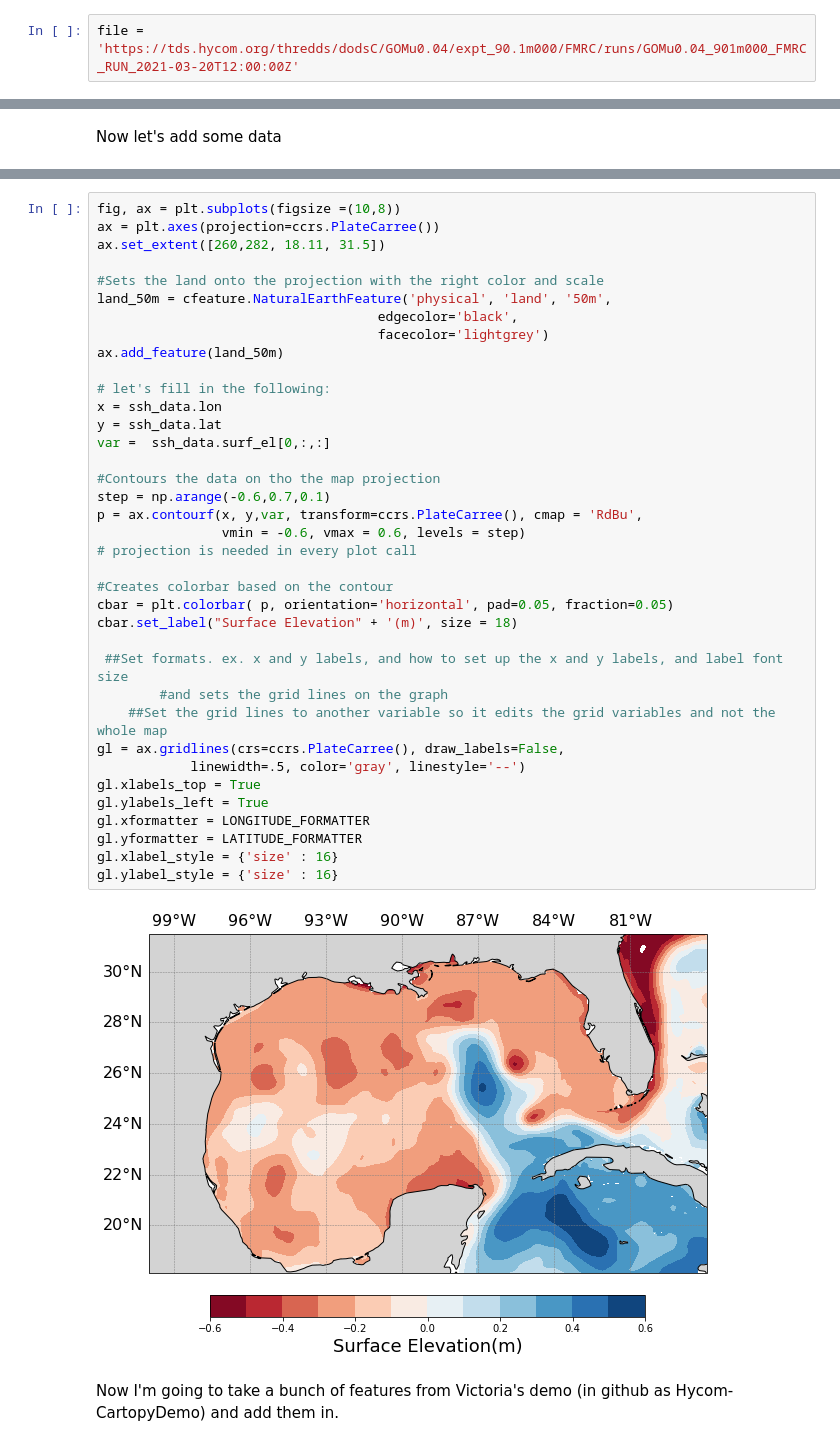
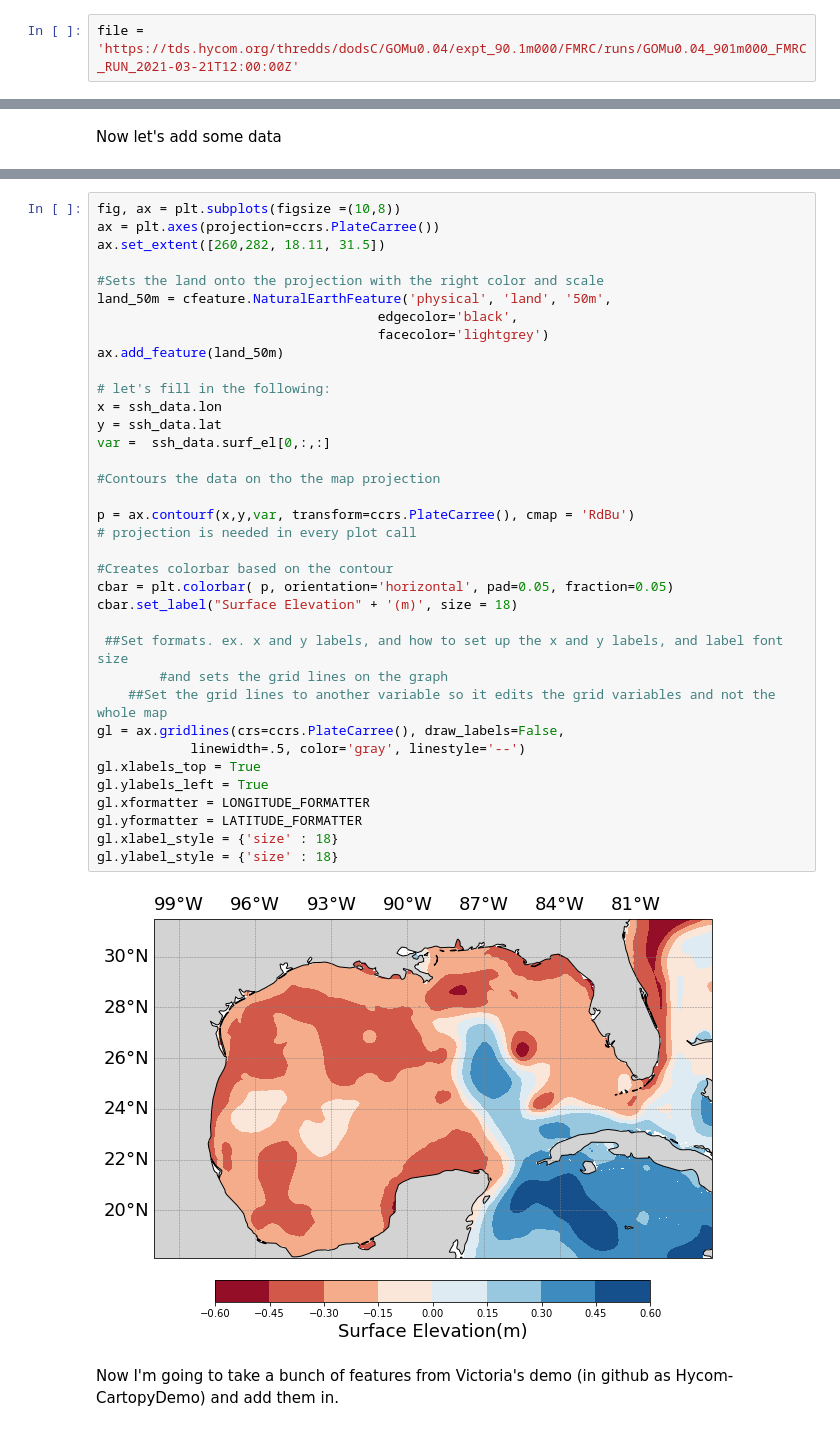
Before and after one commit to chsharrison/IntroSciComp_S2021, a Jupyter notebook: Tovar_Reyna/Tovar_Lab10.1_cartopy_movies.ipynb, the cells around one changed output, grey strips where cells are left out. Cells and saved outputs as stored; diff of their text form.

```diff
--- a/Tovar_Reyna/Tovar_Lab10.1_cartopy_movies.ipynb
+++ b/Tovar_Reyna/Tovar_Lab10.1_cartopy_movies.ipynb
@@ -142,7 +145,7 @@ Requirement already satisfied: pytz>=2017.2 in c:\users\isabt\anaconda3\lib\site
 Requirement already satisfied: six>=1.5 in c:\users\isabt\anaconda3\lib\site-packages (from python-dateutil>=2.7.3->pandas>=0.25->xarray) (1.15.0)
 Note: you may need to restart the kernel to use updated packages.
 # %%
-file = 'https://tds.hycom.org/thredds/dodsC/GOMu0.04/expt_90.1m000/FMRC/runs/GOMu0.04_901m000_FMRC_RUN_2021-03-20T12:00:00Z'
+file = 'https://tds.hycom.org/thredds/dodsC/GOMu0.04/expt_90.1m000/FMRC/runs/GOMu0.04_901m000_FMRC_RUN_2021-03-21T12:00:00Z'
 # %%
 ssh_data = xr.open_dataset(file, decode_times=False)
 # %%
@@ -284,39 +323,38 @@ ax = plt.axes(projection=ccrs.PlateCarree())
 ax.set_extent([260,282, 18.11, 31.5])
 
 #Sets the land onto the projection with the right color and scale
 land_50m = cfeature.NaturalEarthFeature('physical', 'land', '50m',
                                     edgecolor='black',
                                     facecolor='lightgrey')
 ax.add_feature(land_50m)
 
 # let's fill in the following:
 x = ssh_data.lon
 y = ssh_data.lat
 var =  ssh_data.surf_el[0,:,:]
 
 #Contours the data on tho the map projection
-step = np.arange(-0.6,0.7,0.1)
-p = ax.contourf(x, y,var, transform=ccrs.PlateCarree(), cmap = 'RdBu',
-                vmin = -0.6, vmax = 0.6, levels = step)
+
+p = ax.contourf(x,y,var, transform=ccrs.PlateCarree(), cmap = 'RdBu')
 # projection is needed in every plot call
 
 #Creates colorbar based on the contour
 cbar = plt.colorbar( p, orientation='horizontal', pad=0.05, fraction=0.05)
 cbar.set_label("Surface Elevation" + '(m)', size = 18)
 
  ##Set formats. ex. x and y labels, and how to set up the x and y labels, and label font size
         #and sets the grid lines on the graph
     ##Set the grid lines to another variable so it edits the grid variables and not the whole map
 gl = ax.gridlines(crs=ccrs.PlateCarree(), draw_labels=False,
             linewidth=.5, color='gray', linestyle='--')
 gl.xlabels_top = True
 gl.ylabels_left = True
 gl.xformatter = LONGITUDE_FORMATTER
 gl.yformatter = LATITUDE_FORMATTER
-gl.xlabel_style = {'size' : 16}
-gl.ylabel_style = {'size' : 16}
+gl.xlabel_style = {'size' : 18}
+gl.ylabel_style = {'size' : 18}
 # %% [output]
-[figure, old version]
+[figure, new version]
 # %% [markdown]
 Now I'm going to take a bunch of features from Victoria's demo (in github as Hycom-CartopyDemo) and add them in.
 # %% [markdown]
```
Also changed, not shown: parts of 34 cells of this notebook.
